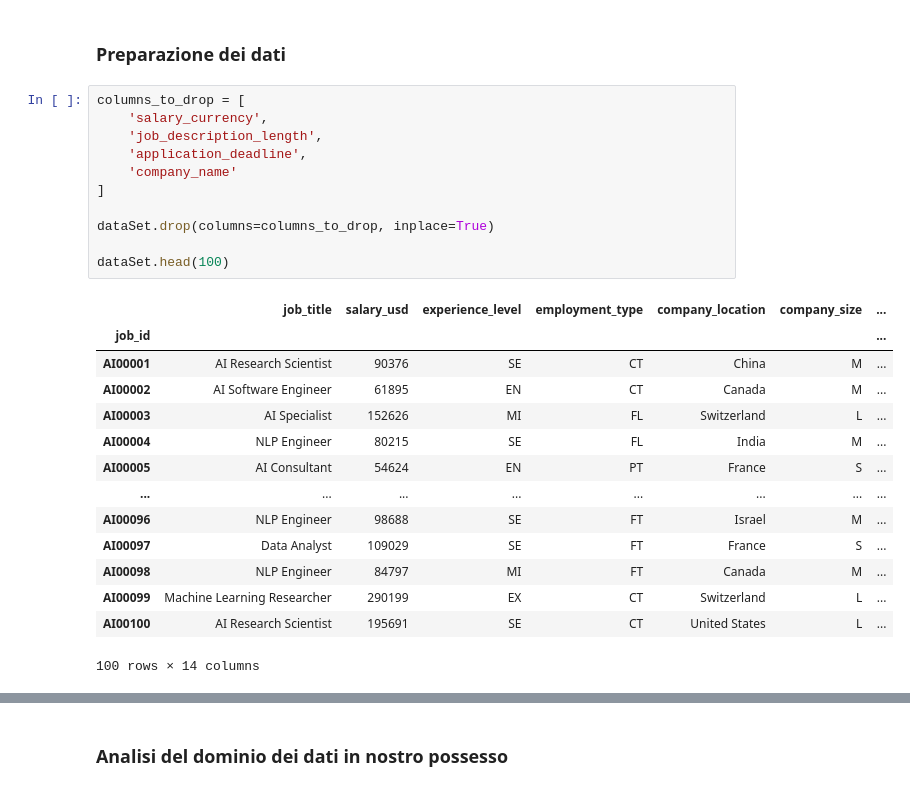
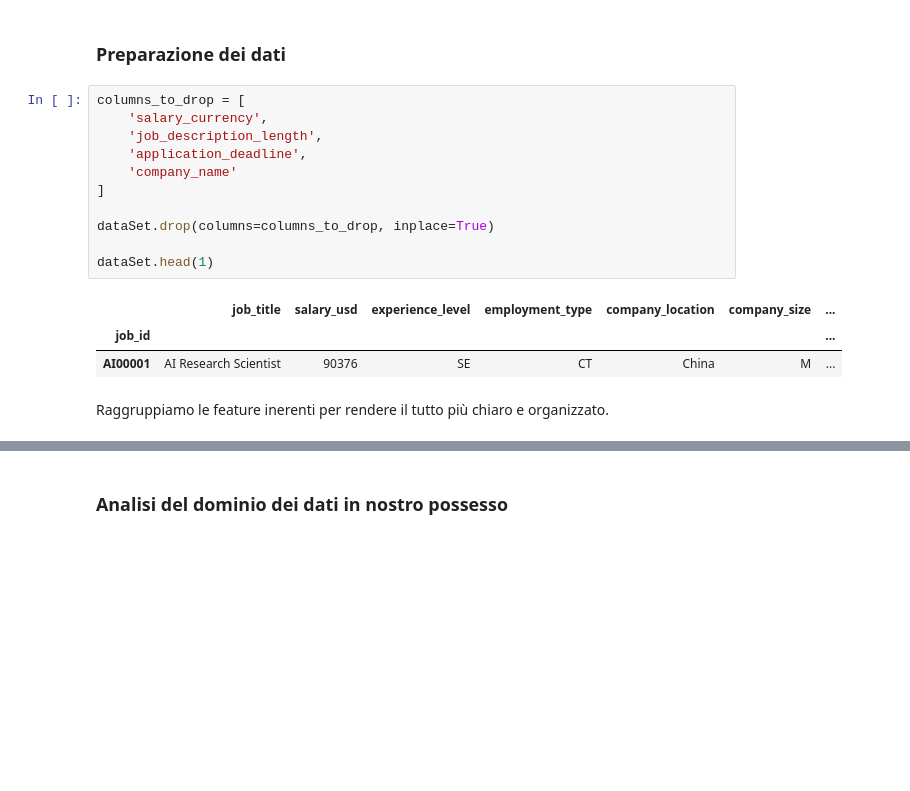
Before and after one commit to MarcoMagnani03/job-salary-prediction, a Jupyter notebook: src/DataIntensiveAssignment.ipynb, the cells around one changed output, grey strips where cells are left out. Drawn from its saved outputs; the diff is of its cells as text; blank space fills up the shorter version.

```diff
--- a/src/DataIntensiveAssignment.ipynb
+++ b/src/DataIntensiveAssignment.ipynb
@@ -145,26 +146,17 @@ Infine, rimuoviamo anche la variabile **company_name**, in quanto non rappresent
 # %%
 columns_to_drop = [
     'salary_currency',
     'job_description_length',
     'application_deadline',
     'company_name'
 ]
 
 dataSet.drop(columns=columns_to_drop, inplace=True)
 
-dataSet.head(100)
+dataSet.head(1)
 # %% [output]
 |  | job_title | salary_usd | experience_level | employment_type | company_location | company_size | ... |
 | job_id |  |  |  |  |  |  | ... |
 | AI00001 | AI Research Scientist | 90376 | SE | CT | China | M | ... |
-| AI00002 | AI Software Engineer | 61895 | EN | CT | Canada | M | ... |
-| AI00003 | AI Specialist | 152626 | MI | FL | Switzerland | L | ... |
-| AI00004 | NLP Engineer | 80215 | SE | FL | India | M | ... |
-| AI00005 | AI Consultant | 54624 | EN | PT | France | S | ... |
-| ... | ... | ... | ... | ... | ... | ... | ... |
-| AI00096 | NLP Engineer | 98688 | SE | FT | Israel | M | ... |
-| AI00097 | Data Analyst | 109029 | SE | FT | France | S | ... |
-| AI00098 | NLP Engineer | 84797 | MI | FT | Canada | M | ... |
-| AI00099 | Machine Learning Researcher | 290199 | EX | CT | Switzerland | L | ... |
-| AI00100 | AI Research Scientist | 195691 | SE | CT | United States | L | ... |
-100 rows × 14 columns
+# %% [markdown]
+Raggruppiamo le feature inerenti per rendere il tutto più chiaro e organizzato.
```
Also changed, not shown: parts of 14 cells of this notebook.
